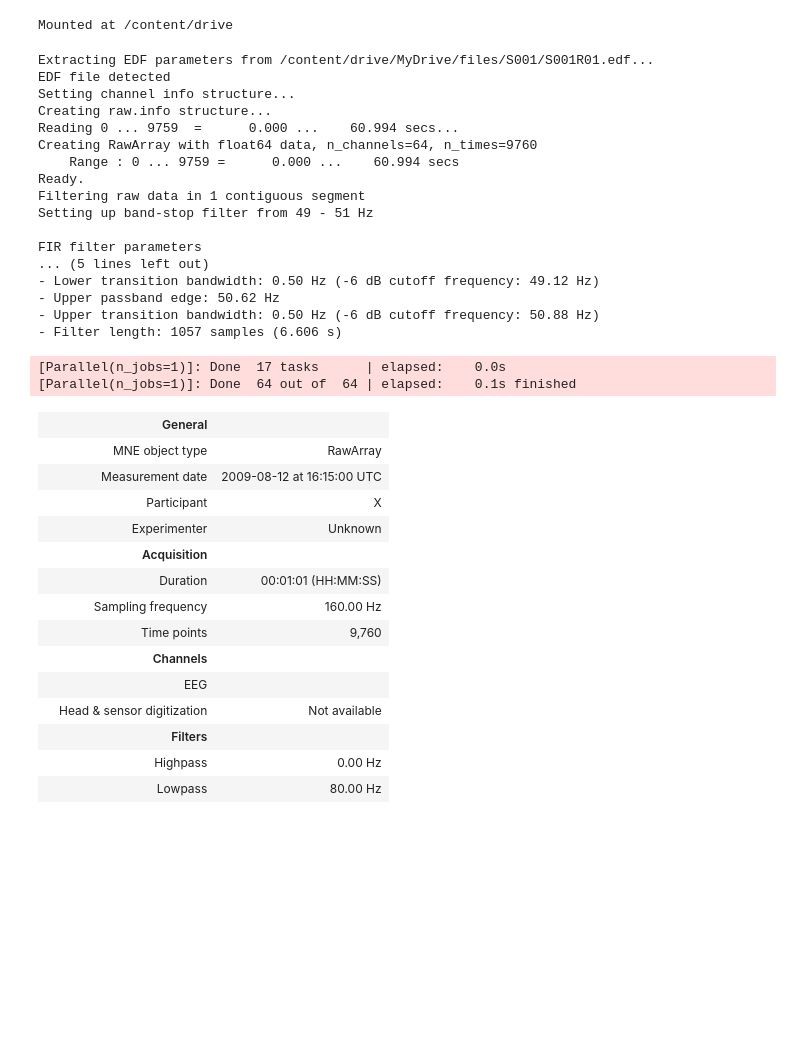
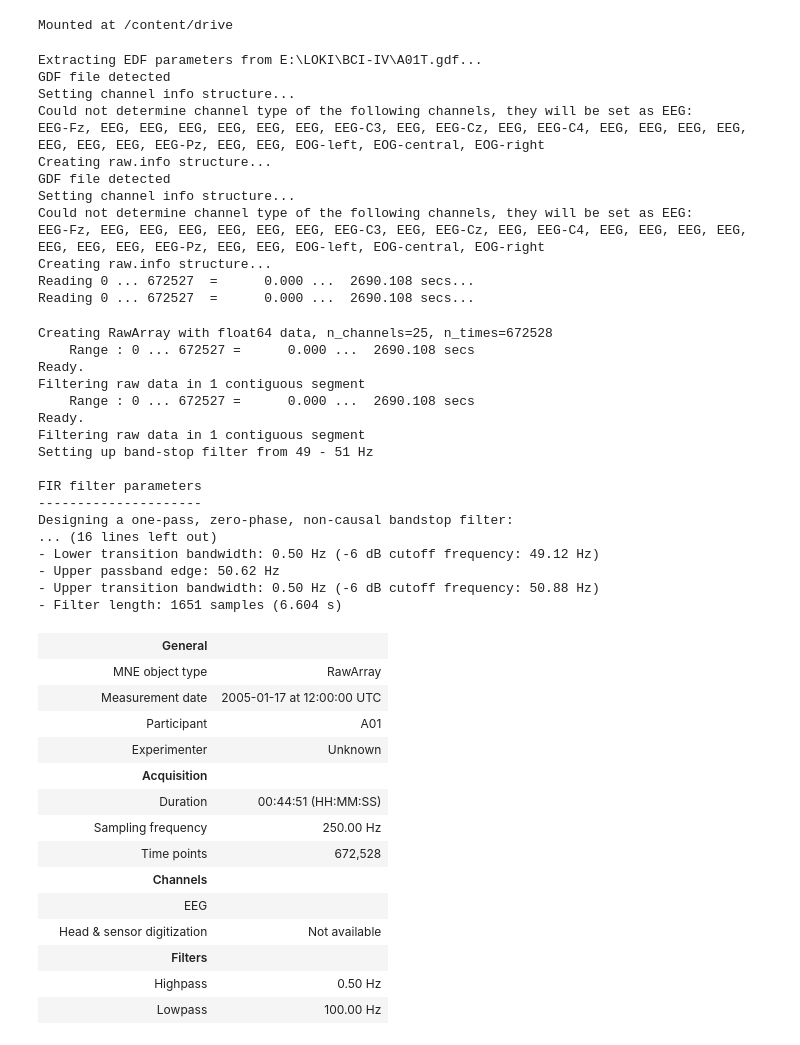
Before and after one commit to lokhesh1/BCI-Motor-imagery, a Jupyter notebook: pre-processing/bci.ipynb, the cells around one changed output. Saved outputs shown, nothing was run; the diff lists cells and outputs as text; code cells hidden in the pictures; blank space fills up the shorter version.

```diff
--- a/pre-processing/bci.ipynb
+++ b/pre-processing/bci.ipynb
@@ -42,64 +42,75 @@ from scipy.signal import firwin, filtfilt
 import matplotlib.pyplot as plt
 
 # Step 1: Load the EEG signal from .edf file
-edf_path = '/content/drive/MyDrive/files/S001/S001R01.edf'  # Update to your file path
-raw = mne.io.read_raw_edf(edf_path, preload=True)
+edf_path = "E:/LOKI/BCI-IV/A01T.gdf"  # Update to your file path
+raw = mne.io.read_raw_gdf(edf_path, preload=True)
 
 # Step 2: Get the sampling frequency
 sfreq = raw.info['sfreq']  # Hz
 
 # Step 3: Define FIR filter parameters
 low_cutoff = 1.0   # Hz
 high_cutoff = 30.0 # Hz
 filter_order = 177 # Must be odd for linear-phase FIR
 
 nyquist = 0.5 * sfreq
 
 
 fir_coeffs = firwin(
     numtaps=filter_order,
     cutoff=[low_cutoff / nyquist, high_cutoff / nyquist],
     pass_zero=False,
     window='blackman'
 )
 eeg_data = raw.get_data()
 filtered_data = filtfilt(fir_coeffs, 1.0, eeg_data, axis=1)
 
 filtered_raw = mne.io.RawArray(filtered_data, raw.info.copy())
 
 filtered_raw.notch_filter(freqs=50)
 # %% [output]
-Extracting EDF parameters from /content/drive/MyDrive/files/S001/S001R01.edf...
-EDF file detected
+Extracting EDF parameters from E:\LOKI\BCI-IV\A01T.gdf...
+GDF file detected
 Setting channel info structure...
+Could not determine channel type of the following channels, they will be set as EEG:
+EEG-Fz, EEG, EEG, EEG, EEG, EEG, EEG, EEG-C3, EEG, EEG-Cz, EEG, EEG-C4, EEG, EEG, EEG, EEG, EEG, EEG, EEG, EEG-Pz, EEG, EEG, EOG-left, EOG-central, EOG-right
 Creating raw.info structure...
-Reading 0 ... 9759  =      0.000 ...    60.994 secs...
-Creating RawArray with float64 data, n_channels=64, n_times=9760
-    Range : 0 ... 9759 =      0.000 ...    60.994 secs
-Ready.
-Filtering raw data in 1 contiguous segment
-Setting up band-stop filter from 49 - 51 Hz
-
-FIR filter parameters
-... (5 lines left out)
-- Lower transition bandwidth: 0.50 Hz (-6 dB cutoff frequency: 49.12 Hz)
-- Upper passband edge: 50.62 Hz
-- Upper transition bandwidth: 0.50 Hz (-6 dB cutoff frequency: 50.88 Hz)
-- Filter length: 1057 samples (6.606 s)
+GDF file detected
+Setting channel info structure...
+Could not determine channel type of the following channels, they will be set as EEG:
+EEG-Fz, EEG, EEG, EEG, EEG, EEG, EEG, EEG-C3, EEG, EEG-Cz, EEG, EEG-C4, EEG, EEG, EEG, EEG, EEG, EEG, EEG, EEG-Pz, EEG, EEG, EOG-left, EOG-central, EOG-right
+Creating raw.info structure...
+Reading 0 ... 672527  =      0.000 ...  2690.108 secs...
+Reading 0 ... 672527  =      0.000 ...  2690.108 secs...
-[Parallel(n_jobs=1)]: Done  17 tasks      | elapsed:    0.0s
-[Parallel(n_jobs=1)]: Done  64 out of  64 | elapsed:    0.1s finished
+Creating RawArray with float64 data, n_channels=25, n_times=672528
+    Range : 0 ... 672527 =      0.000 ...  2690.108 secs
+Ready.
+Filtering raw data in 1 contiguous segment
+    Range : 0 ... 672527 =      0.000 ...  2690.108 secs
+Ready.
+Filtering raw data in 1 contiguous segment
+Setting up band-stop filter from 49 - 51 Hz
+
+FIR filter parameters
+---------------------
+Designing a one-pass, zero-phase, non-causal bandstop filter:
+... (16 lines left out)
+- Lower transition bandwidth: 0.50 Hz (-6 dB cutoff frequency: 49.12 Hz)
+- Upper passband edge: 50.62 Hz
+- Upper transition bandwidth: 0.50 Hz (-6 dB cutoff frequency: 50.88 Hz)
+- Filter length: 1651 samples (6.604 s)
 |  | General |  |
 |  | MNE object type | RawArray |
-|  | Measurement date | 2009-08-12 at 16:15:00 UTC |
-|  | Participant | X |
+|  | Measurement date | 2005-01-17 at 12:00:00 UTC |
+|  | Participant | A01 |
 |  | Experimenter | Unknown |
 |  | Acquisition |  |
-|  | Duration | 00:01:01 (HH:MM:SS) |
-|  | Sampling frequency | 160.00 Hz |
-|  | Time points | 9,760 |
+|  | Duration | 00:44:51 (HH:MM:SS) |
+|  | Sampling frequency | 250.00 Hz |
+|  | Time points | 672,528 |
 |  | Channels |  |
 |  | EEG |  |
 |  | Head & sensor digitization | Not available |
 |  | Filters |  |
-|  | Highpass | 0.00 Hz |
-|  | Lowpass | 80.00 Hz |
+|  | Highpass | 0.50 Hz |
+|  | Lowpass | 100.00 Hz |
```
Also changed, not shown: parts of 6 cells of this notebook.
